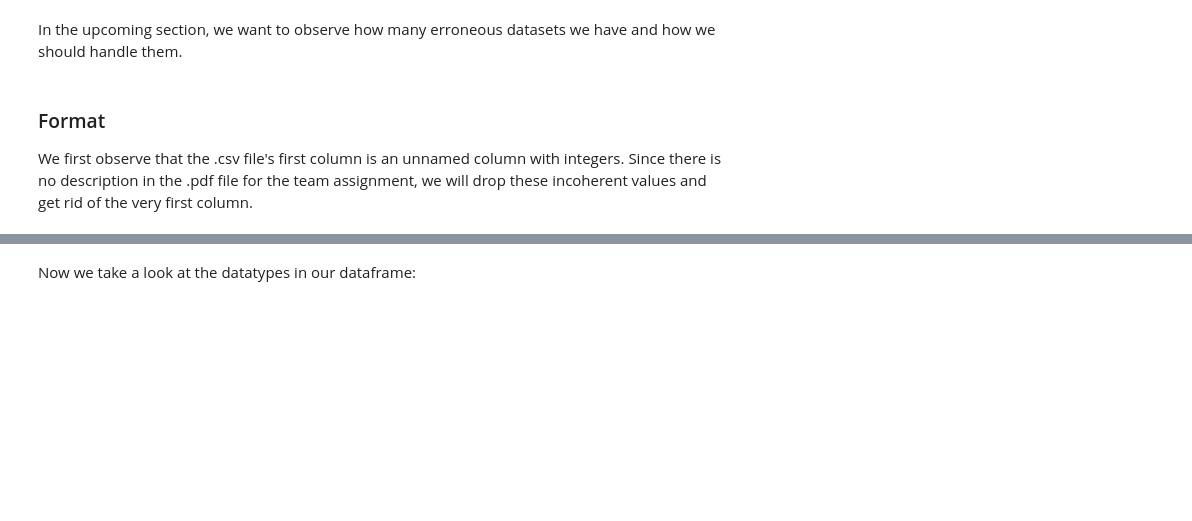
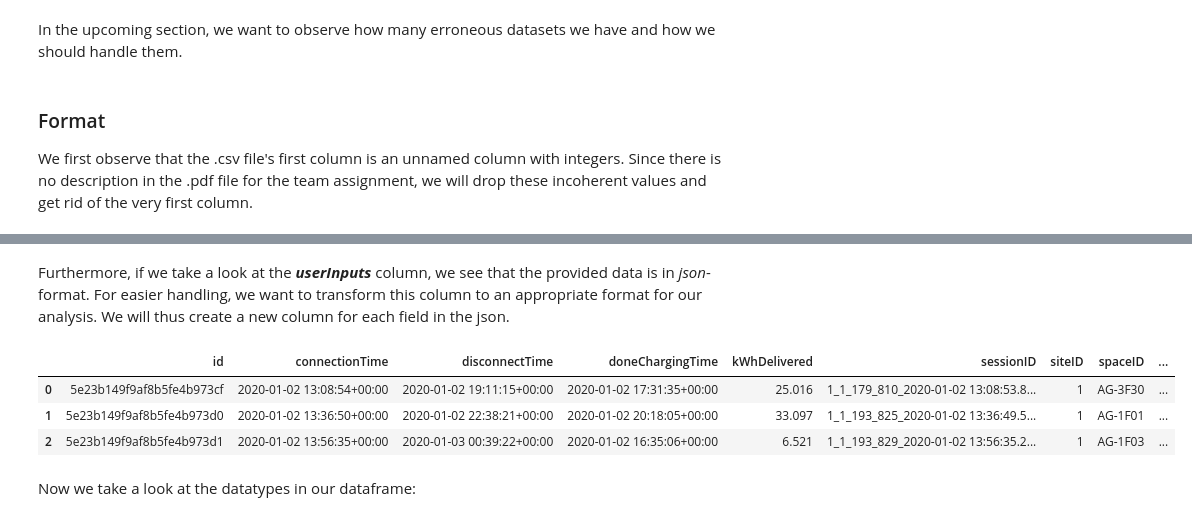
Before and after one commit to asimxa/Data-Diggers-Project-Repo, a Jupyter notebook: charging_sessions_data_preparation.ipynb, the cells around one changed output, grey strips where cells are left out. Drawn from its saved outputs; the diff is of its cells as text; code cells hidden in the pictures; blank space fills up the shorter version.

Commit message:
improve data preparation on charging sessions

```diff
--- a/charging_sessions_data_preparation.ipynb
+++ b/charging_sessions_data_preparation.ipynb
@@ -68,3 +58,45 @@ formatted_df
+# %% [markdown]
+Furthermore, if we take a look at the ***userInputs*** column, we see that the provided data is in *json*-format.
+For easier handling, we want to transform this column to an appropriate format for our analysis.
+We will thus create a new column for each field in the json.
+# %%
+def clean_and_parse_json(value):
+    if isinstance(value, str):
+        cleaned_value = value.replace("'", '"')
+        cleaned_value = cleaned_value.replace("True", "true").replace("False", "false")
+
+        if cleaned_value.startswith("[") and cleaned_value.endswith("]"):
+            try:
+                return json.loads(cleaned_value)
+            except json.JSONDecodeError as e:
+                print(f"Error parsing JSON: {e}")
+                return None
+        else:
+            return None
+    return None
+
+
+formatted_df['parsedJson'] = formatted_df['userInputs'].apply(clean_and_parse_json)
+
+
+all_keys = set()
+for row in formatted_df['parsedJson'].dropna():
+    if isinstance(row, list) and row:
+        all_keys.update(row[0].keys())
+
+for field in all_keys:
+    formatted_df[field] = formatted_df['parsedJson'].apply(
+        lambda x: x[0].get(field) if isinstance(x, list) and x else np.nan
+    )
+
+formatted_df = formatted_df.drop(columns=['userInputs', 'parsedJson'])
+
+formatted_df.head(3)
+# %% [output]
+|  | id | connectionTime | disconnectTime | doneChargingTime | kWhDelivered | sessionID | siteID | spaceID | ... |
+| 0 | 5e23b149f9af8b5fe4b973cf | 2020-01-02 13:08:54+00:00 | 2020-01-02 19:11:15+00:00 | 2020-01-02 17:31:35+00:00 | 25.016 | 1_1_179_810_2020-01-02 13:08:53.8... | 1 | AG-3F30 | ... |
+| 1 | 5e23b149f9af8b5fe4b973d0 | 2020-01-02 13:36:50+00:00 | 2020-01-02 22:38:21+00:00 | 2020-01-02 20:18:05+00:00 | 33.097 | 1_1_193_825_2020-01-02 13:36:49.5... | 1 | AG-1F01 | ... |
+| 2 | 5e23b149f9af8b5fe4b973d1 | 2020-01-02 13:56:35+00:00 | 2020-01-03 00:39:22+00:00 | 2020-01-02 16:35:06+00:00 | 6.521 | 1_1_193_829_2020-01-02 13:56:35.2... | 1 | AG-1F03 | ... |
 # %% [markdown]
 Now we take a look at the datatypes in our dataframe:
 # %%
```
Also changed, not shown: parts of 16 cells of this notebook.
